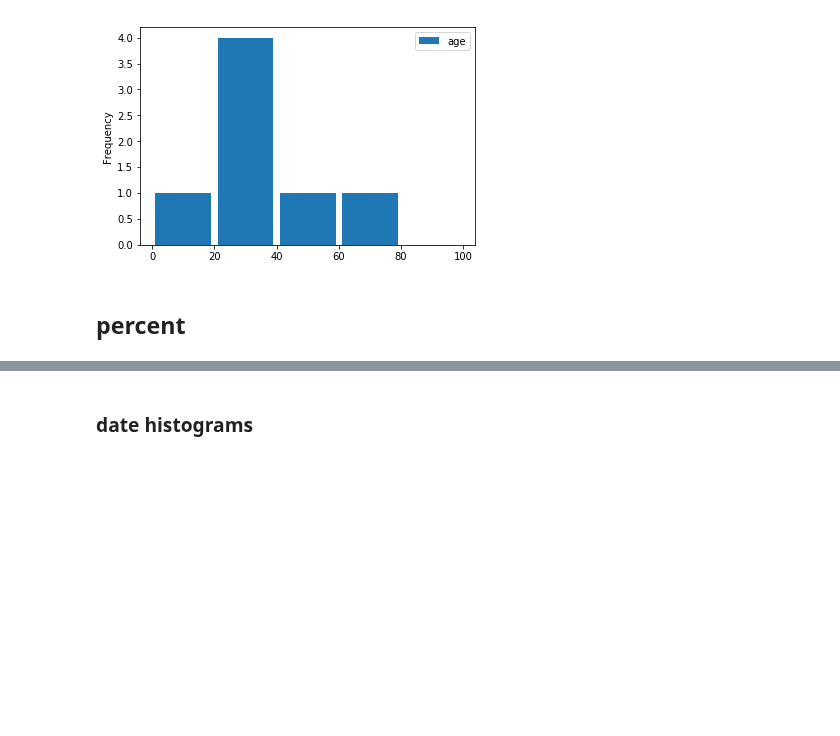
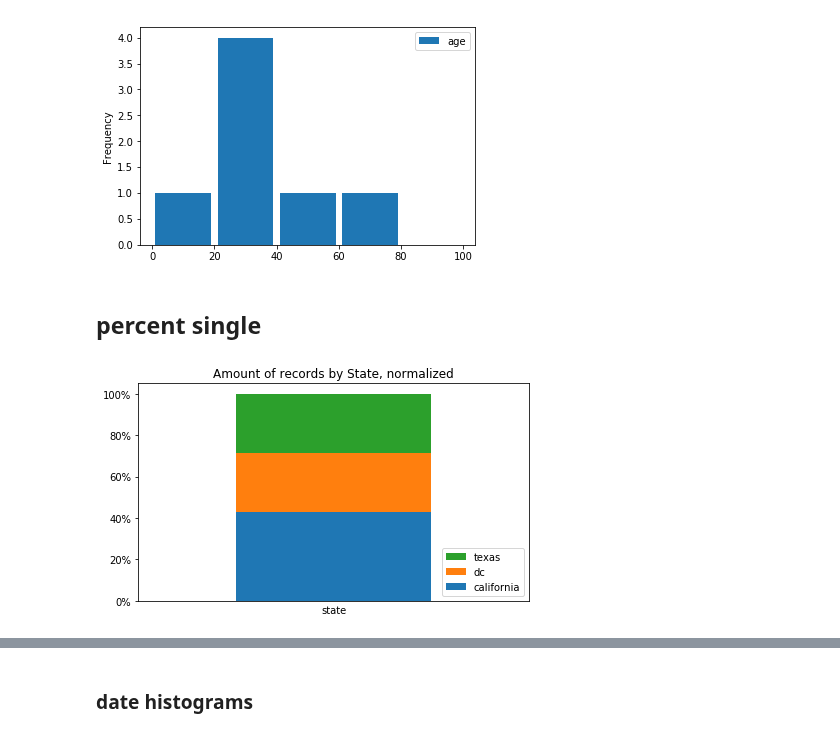
Before and after one commit to queirozfcom/python-sandbox, a Jupyter notebook: python3/notebooks/matplotlib/pandas-plotting-post.ipynb, the cells around one changed output, grey strips where cells are left out. Saved outputs shown, nothing was run; the diff lists cells and outputs as text; code cells hidden in the pictures; blank space fills up the shorter version.

```diff
--- a/python3/notebooks/matplotlib/pandas-plotting-post.ipynb
+++ b/python3/notebooks/matplotlib/pandas-plotting-post.ipynb
@@ -81,4 +81,39 @@ df[['age']].plot(kind='hist',bins=[0,20,40,60,80,100],rwidth=0.9,)
 <matplotlib.axes._subplots.AxesSubplot at 0x...>
 [figure]
 # %% [markdown]
-## percent
+## percent single
+# %%
+import matplotlib.pyplot as plt
+import matplotlib.ticker as mtick
+
+# create dummy variable them group by that
+# set the legend to false because we'll fix it later
+df.assign(
+ dummy = 1
+).groupby(['dummy','state']).size().groupby(level=0).apply(
+    lambda x: 100 * x / x.sum()
+).to_frame().unstack().plot(kind='bar',stacked=True,legend=False)
+
+
+plt.title('Amount of records by State, normalized')
+
+
+# other it'll show up as 'dummy'
+plt.xlabel('state')
+
+# disable ticks in the x axis
+plt.xticks([])
+
+# fix the legend
+current_handles, _ = plt.gca().get_legend_handles_labels()
+reversed_handles = reversed(current_handles)
+
+labels = reversed(df['state'].unique())
+
+plt.legend(reversed_handles,labels,loc='lower right')
+
+plt.gcf().set_size_inches(7,4)
+plt.gca().yaxis.set_major_formatter(mtick.PercentFormatter())
+plt.show()
+# %% [output]
+[figure, added]
```
Also changed, not shown: parts of 6 cells of this notebook, 1 other file.
